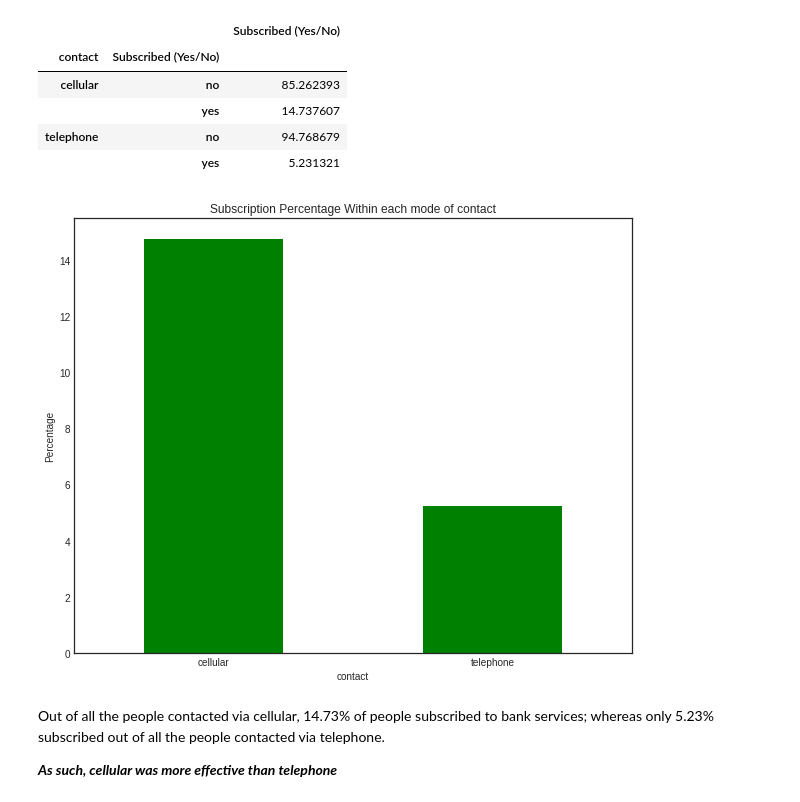
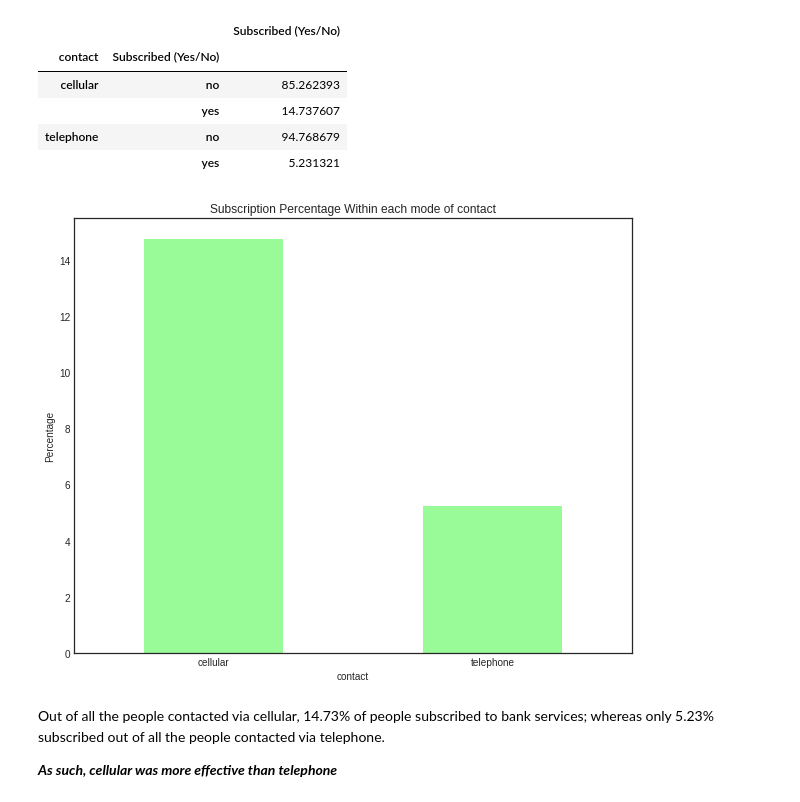
Before and after one commit to HarryWho3/BA780-Marketing-Campaign-Efficacy-in-the-Banking-Industry, a Jupyter notebook: Marketing_Campaign_Efficacy_in_the_Banking_Industry.ipynb, the cells around one changed output. Cells and saved outputs as stored; diff of their text form; code cells hidden in the pictures.

```diff
--- a/Marketing_Campaign_Efficacy_in_the_Banking_Industry.ipynb
+++ b/Marketing_Campaign_Efficacy_in_the_Banking_Industry.ipynb
@@ -585,20 +577,20 @@ df4
 # %%
 contact_subscribed = banking[banking['Subscribed (Yes/No)'] == 'yes']['contact'].value_counts().sort_index(ascending=False)
 contact_not_subscribed = banking[banking['Subscribed (Yes/No)'] == 'no']['contact'].value_counts().sort_index(ascending=False)
 
 contact_subscribed_prop = round((contact_subscribed/(contact_subscribed+contact_not_subscribed)*100),2).sort_values(ascending = False)
 contact_subscribed_prop
 
 
-contact_subscribed_prop.plot(kind='bar',figsize=(10,8),color="green")
+contact_subscribed_prop.plot(kind='bar',figsize=(10,8),color="palegreen")
 plt.xlabel("contact")
 plt.ylabel("Percentage")
 plt.title('Subscription Percentage Within each mode of contact')
 plt.xticks(rotation = 0)
 
 plt.show();
 # %% [output]
-[figure, old version]
+[figure, new version]
 # %% [markdown]
 Out of all the people contacted via cellular, 14.73% of people subscribed to bank services; whereas only 5.23% subscribed out of all the people contacted via telephone.
 
```
Also changed, not shown: parts of 13 cells of this notebook.
